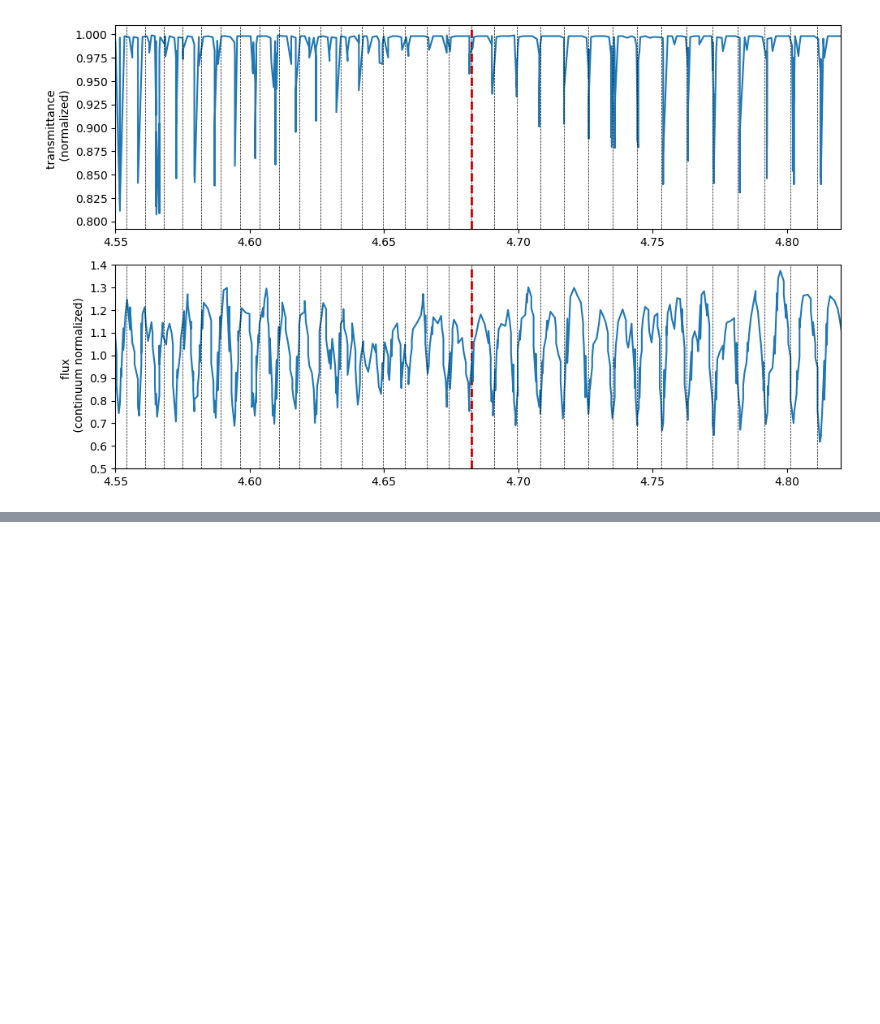
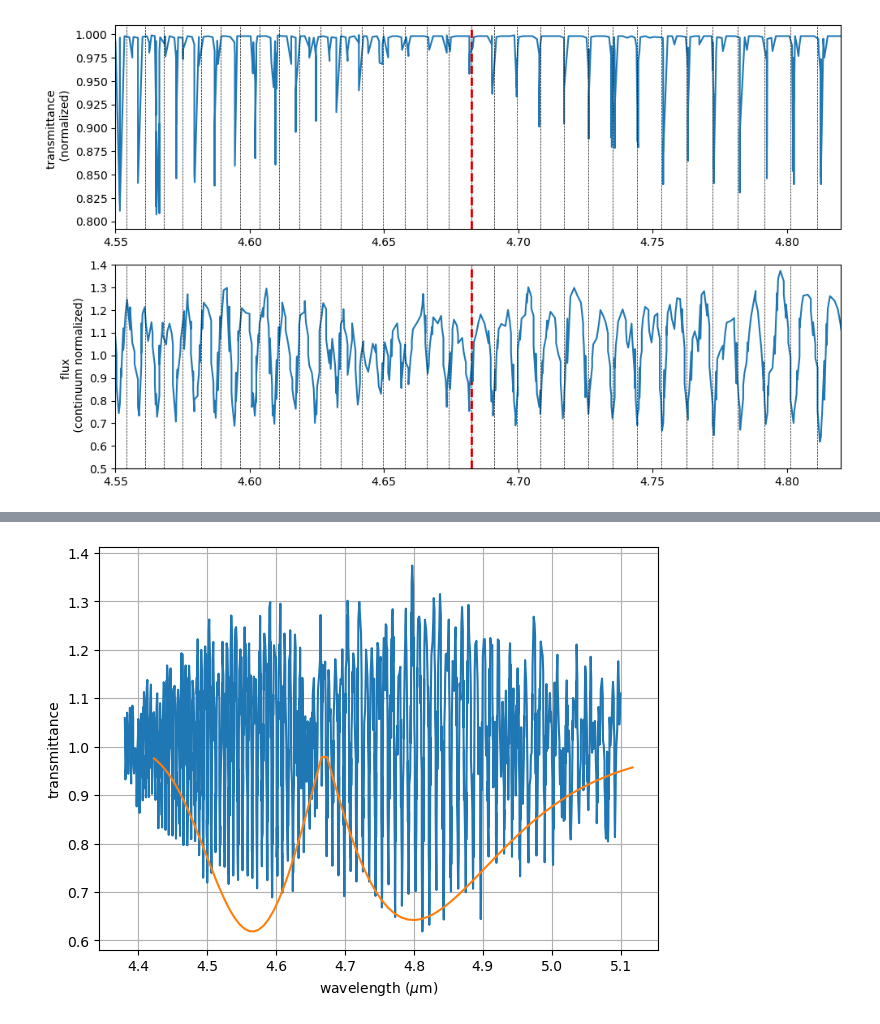
Before and after one commit to shubhagrawal30/ExoplanetAtmospheres, a Jupyter notebook: CO_ro-vib.ipynb, the cells around one changed output, grey strips where cells are left out. Cells and saved outputs as stored; diff of their text form; code cells hidden in the pictures; blank space fills up the shorter version.

```diff
--- a/CO_ro-vib.ipynb
+++ b/CO_ro-vib.ipynb
@@ -279,0 +314,18 @@ plt.show()
+# %%
+wvs, flux = jwst_wvs, jwst_features
+intensities = I_j(np.arange(0, 2*num_levels+1))
+intensities = intensities / np.nanmax(intensities)
+intensities *= (1 - np.nanmin(flux).value)
+intensities = 1 - intensities.value
+
+plt.figure()
+plt.plot(wvs, flux)
+plt.plot(transition_wvs_both, intensities)
+plt.xlabel("wavelength ($\mu$m)")
+plt.ylabel("transmittance")
+plt.tight_layout()
+plt.grid()
+plt.savefig("plots/CO_depth_jwst.png", dpi=300)
+plt.show()
+# %% [output]
+[figure, added]
```
Also changed, not shown: parts of 5 cells of this notebook, 2 other files.
